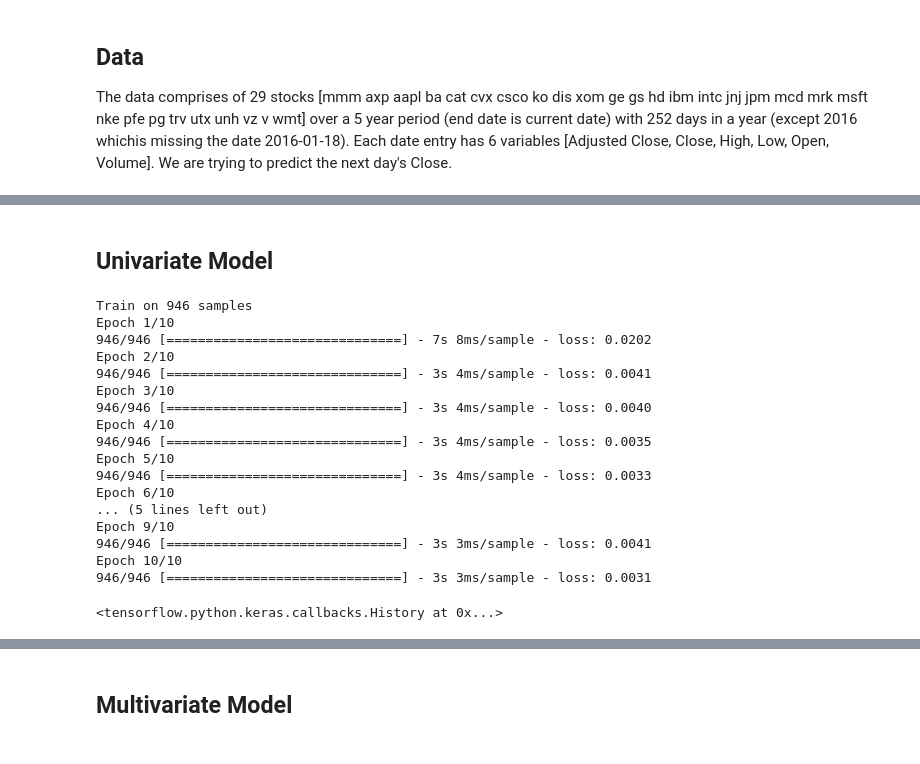
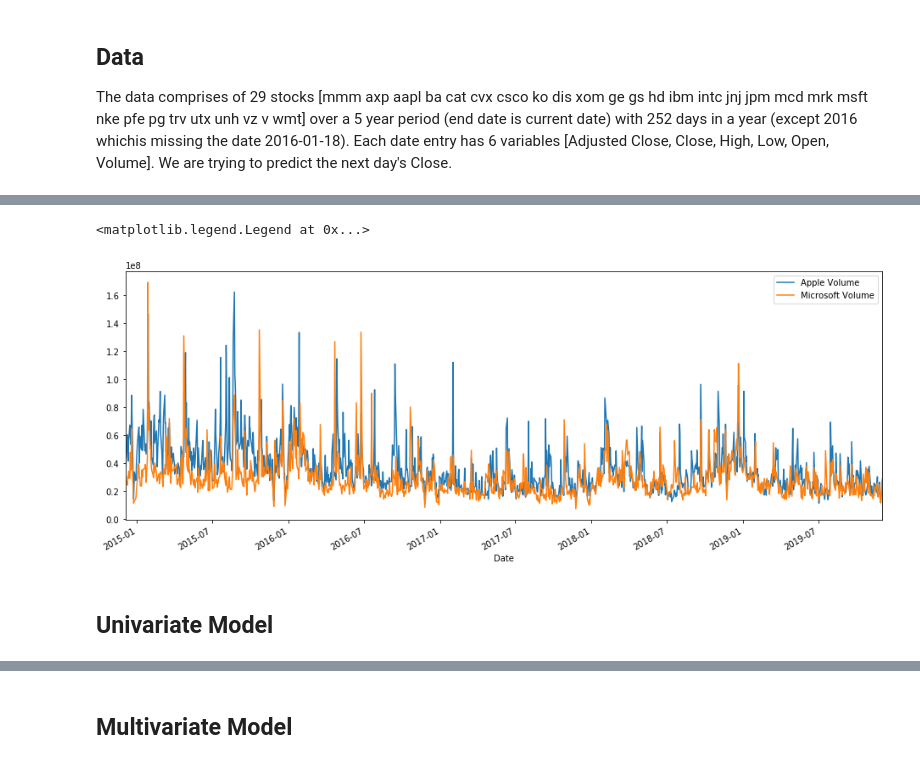
Before and after one commit to Samarmy/CS545TP, a Jupyter notebook: Armstrong-Choudhary-Hua-project.ipynb, the cells around one changed output, grey strips where cells are left out. Cells and saved outputs as stored; diff of their text form; code cells hidden in the pictures.

```diff
--- a/Armstrong-Choudhary-Hua-project.ipynb
+++ b/Armstrong-Choudhary-Hua-project.ipynb
@@ -118,2 +131,8 @@ AAPL['Close'].plot(figsize=(16,6))
+# %%
+AAPL['Volume'].plot(figsize=(16,6))
+MSFT['Volume'].plot(figsize=(16,6)).legend(['Apple Volume', 'Microsoft Volume'])
+# %% [output]
+<matplotlib.legend.Legend at 0x...>
+[figure, added]
 # %% [markdown]
 ## Univariate Model
@@ -166,25 +138,0 @@ regressor.add(Dense(units = 1))
-# %%
-# Compiling the RNN
-regressor.compile(optimizer = 'adam', loss = 'mean_squared_error')
-
-# Fitting the RNN to the Training set
-regressor.fit(X_train, y_train, epochs = 10, batch_size = 32)
-# %% [output]
-Train on 946 samples
-Epoch 1/10
-946/946 [==============================] - 7s 8ms/sample - loss: 0.0202
-Epoch 2/10
-946/946 [==============================] - 3s 4ms/sample - loss: 0.0041
-Epoch 3/10
-946/946 [==============================] - 3s 4ms/sample - loss: 0.0040
-Epoch 4/10
-946/946 [==============================] - 3s 4ms/sample - loss: 0.0035
-Epoch 5/10
-946/946 [==============================] - 3s 4ms/sample - loss: 0.0033
-Epoch 6/10
-... (5 lines left out)
-Epoch 9/10
-946/946 [==============================] - 3s 3ms/sample - loss: 0.0041
-Epoch 10/10
-946/946 [==============================] - 3s 3ms/sample - loss: 0.0031
-<tensorflow.python.keras.callbacks.History at 0x...>
```
Also changed, not shown: parts of 27 cells of this notebook.
